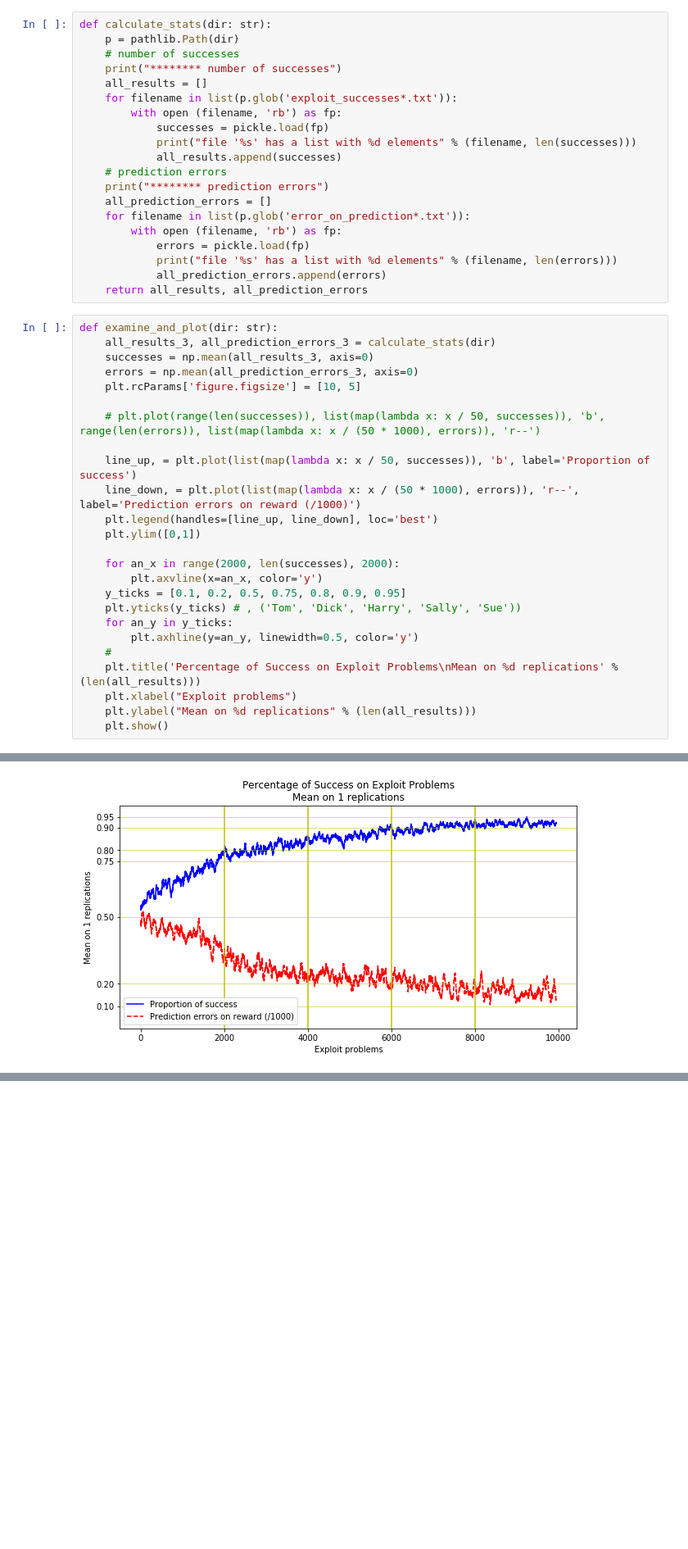
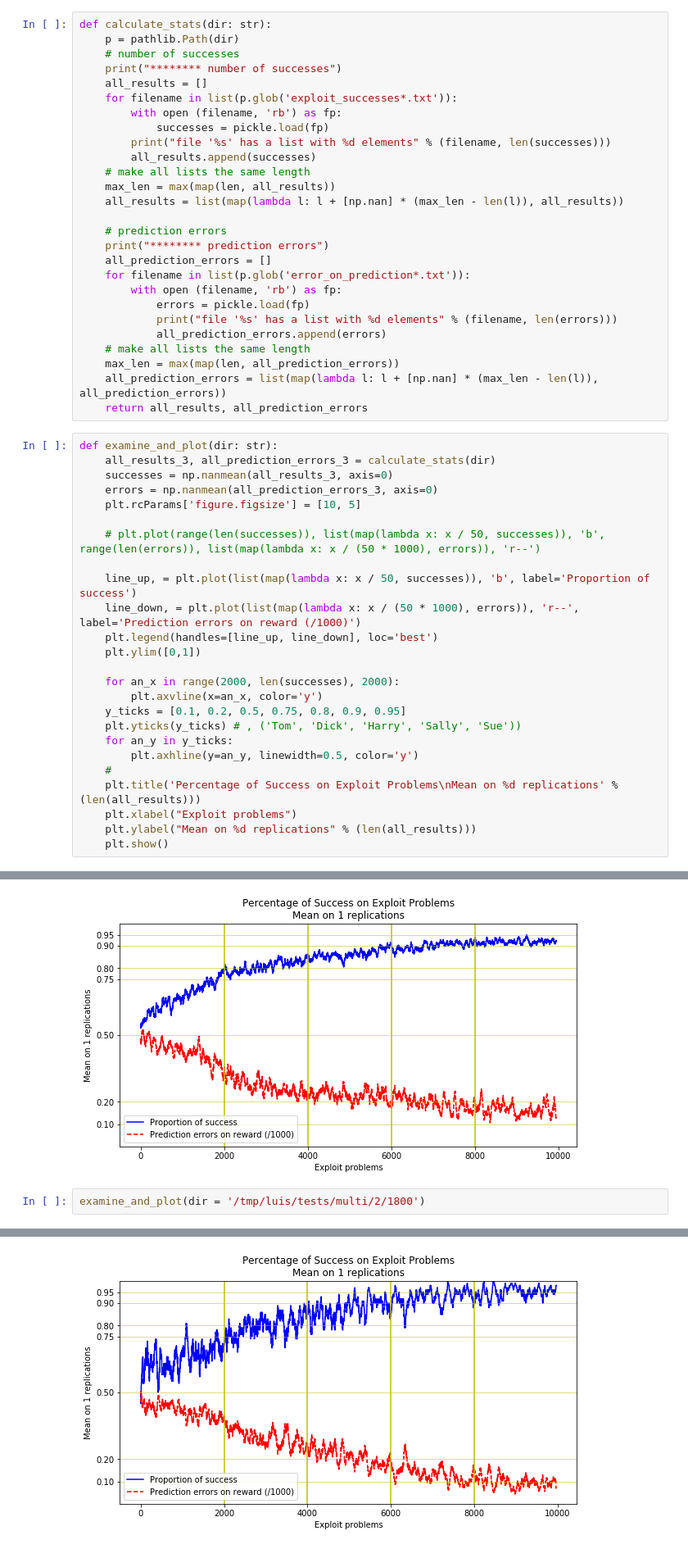
Before and after one commit to mamiriqbal1/xcs, a Jupyter notebook: xcs/input_encoding/real/Run2Multiplexer.ipynb, the cells around one changed output, grey strips where cells are left out. Shown at 82% size. Drawn from its saved outputs; the diff is of its cells as text; blank space fills up the shorter version.

```diff
--- a/xcs/input_encoding/real/Run2Multiplexer.ipynb
+++ b/xcs/input_encoding/real/Run2Multiplexer.ipynb
@@ -86,8 +86,12 @@ def calculate_stats(dir: str):
     for filename in list(p.glob('exploit_successes*.txt')):
         with open (filename, 'rb') as fp:
             successes = pickle.load(fp)
-            print("file '%s' has a list with %d elements" % (filename, len(successes)))
-            all_results.append(successes)
+        print("file '%s' has a list with %d elements" % (filename, len(successes)))
+        all_results.append(successes)
+    # make all lists the same length
+    max_len = max(map(len, all_results))
+    all_results = list(map(lambda l: l + [np.nan] * (max_len - len(l)), all_results))
+
     # prediction errors
     print("******** prediction errors")
     all_prediction_errors = []
@@ -96,12 +100,15 @@ def calculate_stats(dir: str):
             errors = pickle.load(fp)
             print("file '%s' has a list with %d elements" % (filename, len(errors)))
             all_prediction_errors.append(errors)
+    # make all lists the same length
+    max_len = max(map(len, all_prediction_errors))
+    all_prediction_errors = list(map(lambda l: l + [np.nan] * (max_len - len(l)), all_prediction_errors))
     return all_results, all_prediction_errors
 # %%
 def examine_and_plot(dir: str):
     all_results_3, all_prediction_errors_3 = calculate_stats(dir)
-    successes = np.mean(all_results_3, axis=0)
-    errors = np.mean(all_prediction_errors_3, axis=0)
+    successes = np.nanmean(all_results_3, axis=0)
+    errors = np.nanmean(all_prediction_errors_3, axis=0)
     plt.rcParams['figure.figsize'] = [10, 5]
 
     # plt.plot(range(len(successes)), list(map(lambda x: x / 50, successes)), 'b', range(len(errors)), list(map(lambda x: x / (50 * 1000), errors)), 'r--')
@@ -143,3 +150,6 @@ file '/tmp/luis/tests/exploit_successes_7.txt' has a list with 9951 elements
 file '/tmp/luis/tests/error_on_prediction_2.txt' has a list with 9951 elements
 file '/tmp/luis/tests/error_on_prediction_1.txt' has a list with 9951 elements
 [figure]
+# %%
+examine_and_plot(dir = '/tmp/luis/tests/multi/2/1800')
+# %% [output]
@@ -145,0 +162 @@ file '/tmp/luis/tests/error_on_prediction_1.txt' has a list with 9951 elements
+[figure, added]
```
Also changed, not shown: parts of 3 cells of this notebook, 12 other files.
